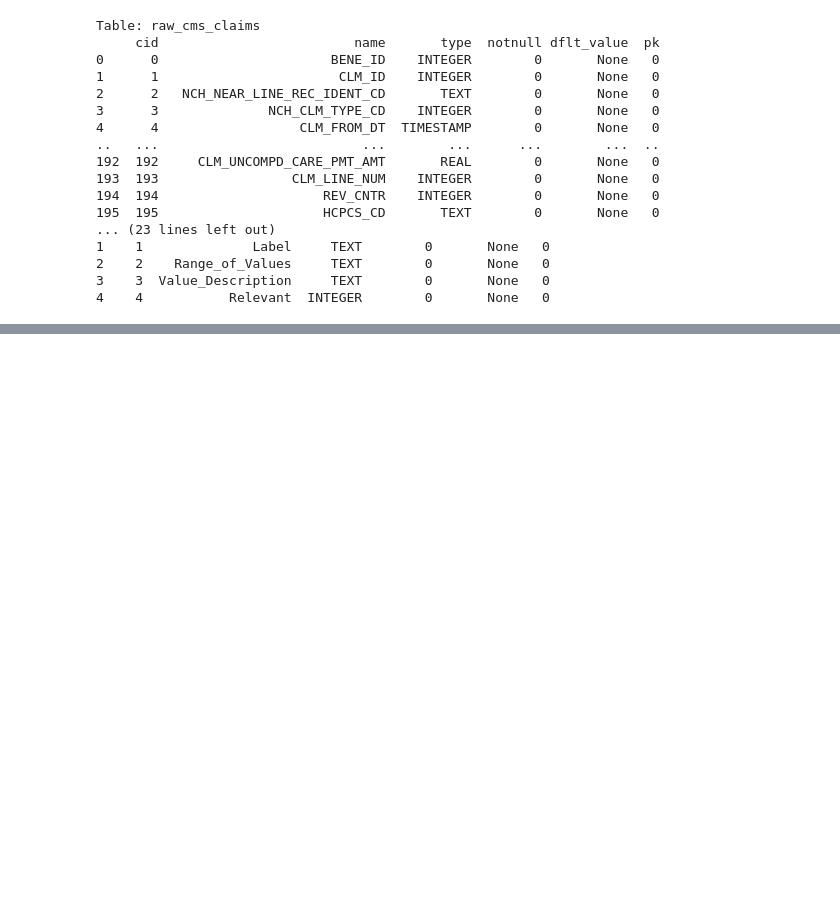
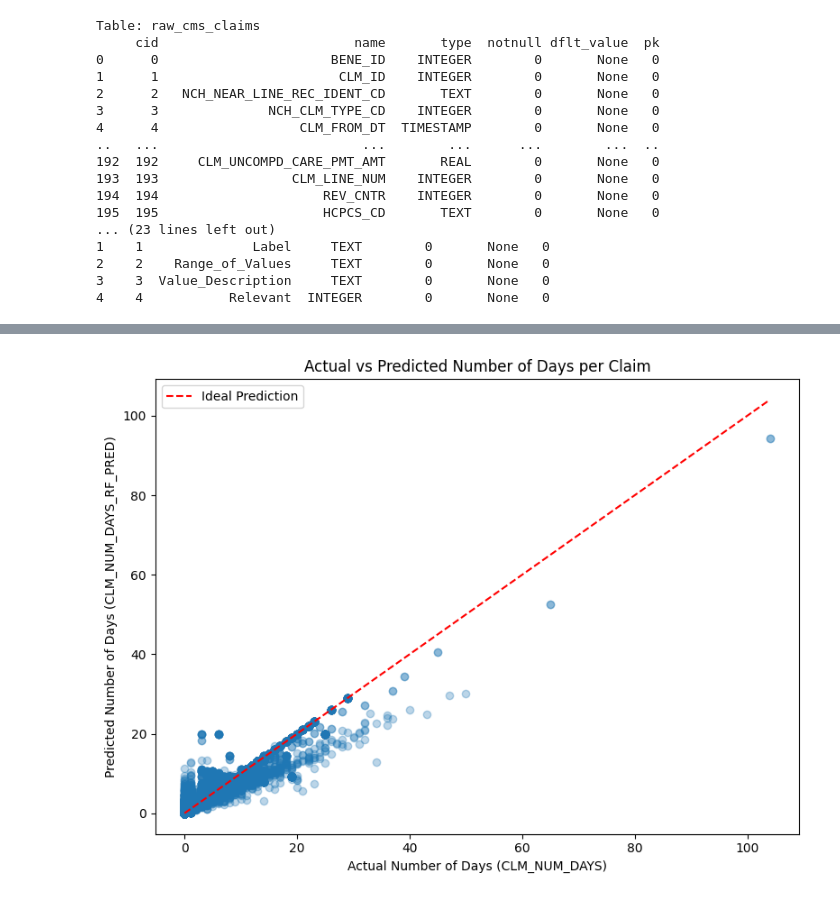
Before and after one commit to edauteuil-nuan/Hackathon25, a Jupyter notebook: dareynol.ipynb, the cells around one changed output, grey strips where cells are left out. Drawn from its saved outputs; the diff is of its cells as text; code cells hidden in the pictures; blank space fills up the shorter version.

```diff
--- a/dareynol.ipynb
+++ b/dareynol.ipynb
@@ -178,0 +249,28 @@ plt.show()
+# %%
+from sklearn.ensemble import RandomForestRegressor
+from sklearn.metrics import mean_squared_error
+
+
+# Prepare feature columns (all ICD_DGNS_CD[1:25]_TMEAN)
+tmean_cols = [f'ICD_DGNS_CD{i}_TMEAN' for i in range(1, 26)]
+
+# Drop rows with missing values in features or target
+# Select only the tmean_cols and CLM_NUM_DAYS, and drop rows with missing values
+rf_data = testData[tmean_cols + ['CLM_NUM_DAYS']]
+
+# rf_data
+
+X = rf_data[tmean_cols]
+y = rf_data['CLM_NUM_DAYS']
+
+# X
+
+# Fit RandomForestRegressor on all data
+rf = RandomForestRegressor(random_state=42)
+rf.fit(X, y)
+
+# Predict on the same data and evaluate
+y_pred = rf.predict(X)
+
+# Add predictions to the DataFrame
+df_inpatient_subset.loc[rf_data.index, 'CLM_NUM_DAYS_RF_PRED'] = y_pred
@@ -179 +294,19 @@ plt.show()
+# %%
+# plot the clm_num_days and the predicted num of days for each claim
+
+import matplotlib.pyplot as plt
+
+plt.figure(figsize=(8, 6))
+plt.scatter(df_inpatient_subset['CLM_NUM_DAYS'], df_inpatient_subset['CLM_NUM_DAYS_RF_PRED'], alpha=0.3)
+plt.xlabel('Actual Number of Days (CLM_NUM_DAYS)')
+plt.ylabel('Predicted Number of Days (CLM_NUM_DAYS_RF_PRED)')
+plt.title('Actual vs Predicted Number of Days per Claim')
+plt.plot([df_inpatient_subset['CLM_NUM_DAYS'].min(), df_inpatient_subset['CLM_NUM_DAYS'].max()],
+         [df_inpatient_subset['CLM_NUM_DAYS'].min(), df_inpatient_subset['CLM_NUM_DAYS'].max()],
+         color='red', linestyle='--', label='Ideal Prediction')
+plt.legend()
+plt.tight_layout()
+plt.show()
+# %% [output]
+[figure, added]
 # %%
```
Also changed, not shown: parts of 17 cells of this notebook.
